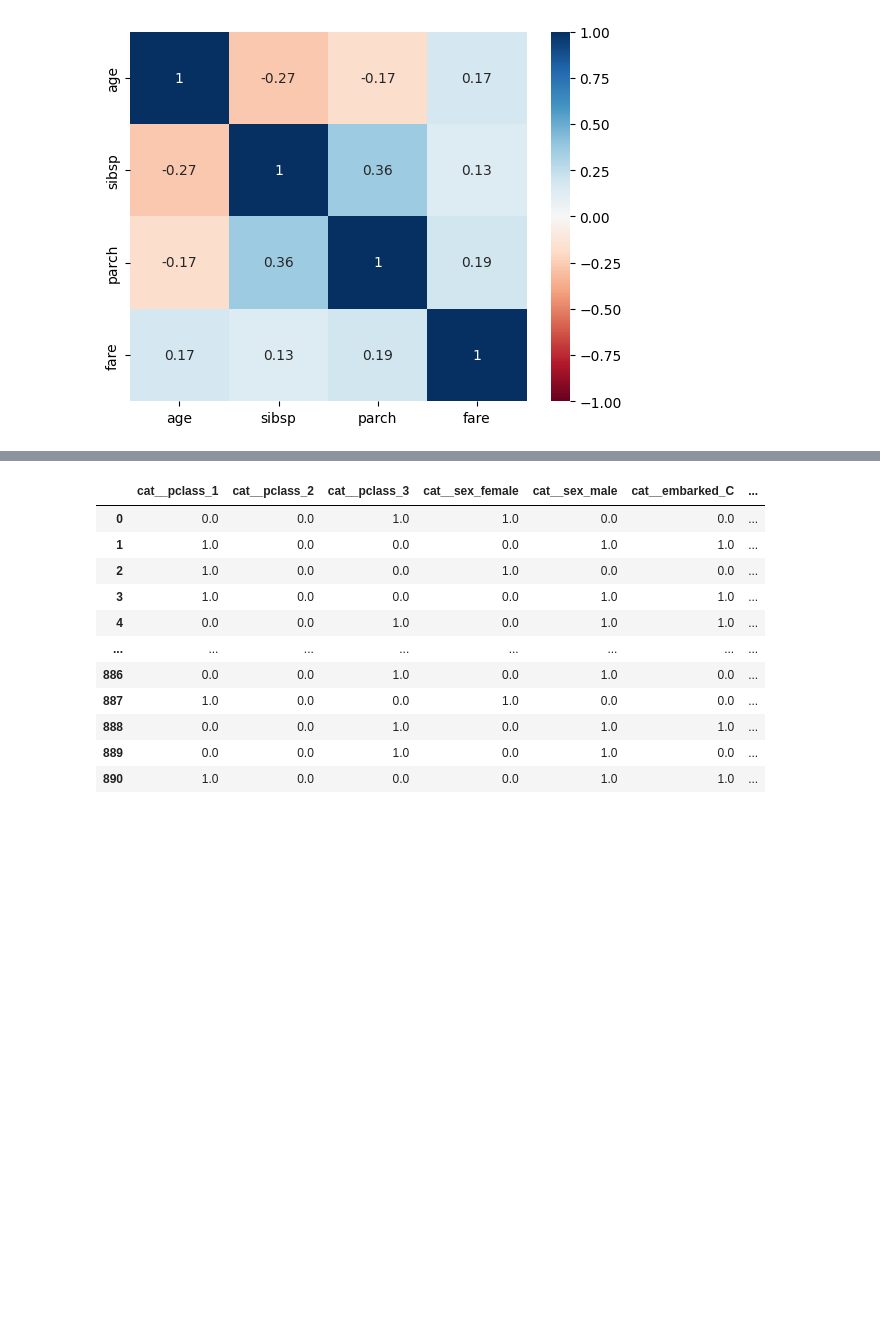
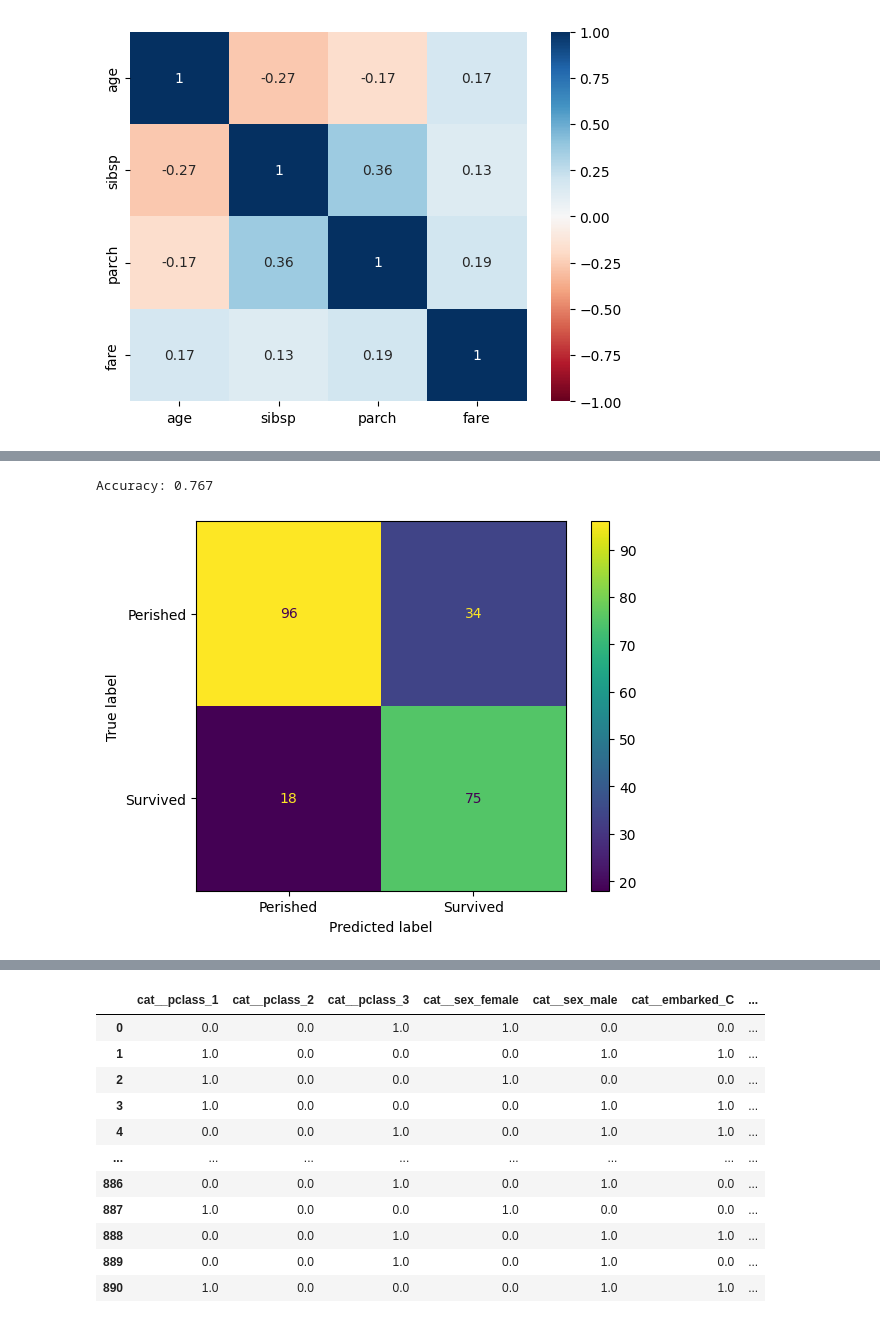
Before and after one commit to alexismenanieves/4Geeks, a Jupyter notebook: Titanic_Analysis_Model.ipynb, the cells around one changed output, grey strips where cells are left out. Saved outputs shown, nothing was run; the diff lists cells and outputs as text; code cells hidden in the pictures; blank space fills up the shorter version.

```diff
--- a/Titanic_Analysis_Model.ipynb
+++ b/Titanic_Analysis_Model.ipynb
@@ -163,17 +210,34 @@ plt.show()
+# %%
+# 4.2 Encode the response
+label_encoder = LabelEncoder()
+y_train_enc = label_encoder.fit_transform(y_train)
+y_test_enc = label_encoder.transform(y_test)
 # %%
-# Step 3. Machine learning
-# 3.1 Create a pipeline
-cat_cols = df_train.drop('survived', axis=1).select_dtypes('category').columns
-num_cols = df_train.drop('survived', axis=1).select_dtypes('number').columns
+# 4.3 Create a pipeline for data
+cat_cols = X_train.select_dtypes('category').columns
+num_cols = X_train.select_dtypes('number').columns
+
 cat_proc = Pipeline(steps=[
     ('imputer', SimpleImputer(strategy='most_frequent')),
     ('onehot', OneHotEncoder(handle_unknown='ignore'))
 ])
+
 num_proc = Pipeline(steps=[
     ('imputer', SimpleImputer(strategy='mean')),
     ('minmax', MinMaxScaler())
 ])
+
 processor = ColumnTransformer(transformers=[
     ('cat', cat_proc, cat_cols),
     ('num', num_proc, num_cols)
 ])
+# %%
+# 4.4 Create a pipeline for model training
+clf_lr = Pipeline(steps=[
+    ('proc',processor),
+    ('lreg', LogisticRegression(class_weight='balanced'))
+]
+)
+# %%
+# 4.5 Train the model
+clf_lr.fit(X_train, y_train_enc)
@@ -179,0 +259,9 @@ processor = ColumnTransformer(transformers=[
+# %%
+# 4.6 Predict on test data and get accuracy and confusion matrix
+y_hat = clf_lr.predict(X_test)
+print(f'Accuracy: {accuracy_score(y_hat, y_test_enc):.3f}')
+ConfusionMatrixDisplay.from_predictions(y_test_enc, y_hat, display_labels=label_encoder.classes_)
+plt.show()
+# %% [output]
+Accuracy: 0.767
+[figure, added]
```
Also changed, not shown: parts of 31 cells of this notebook.
